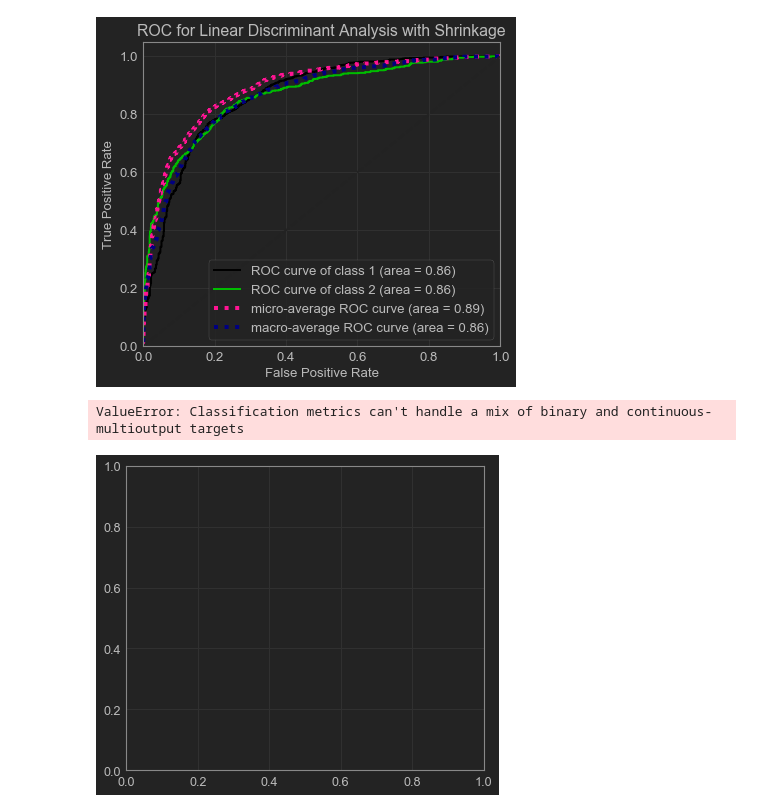
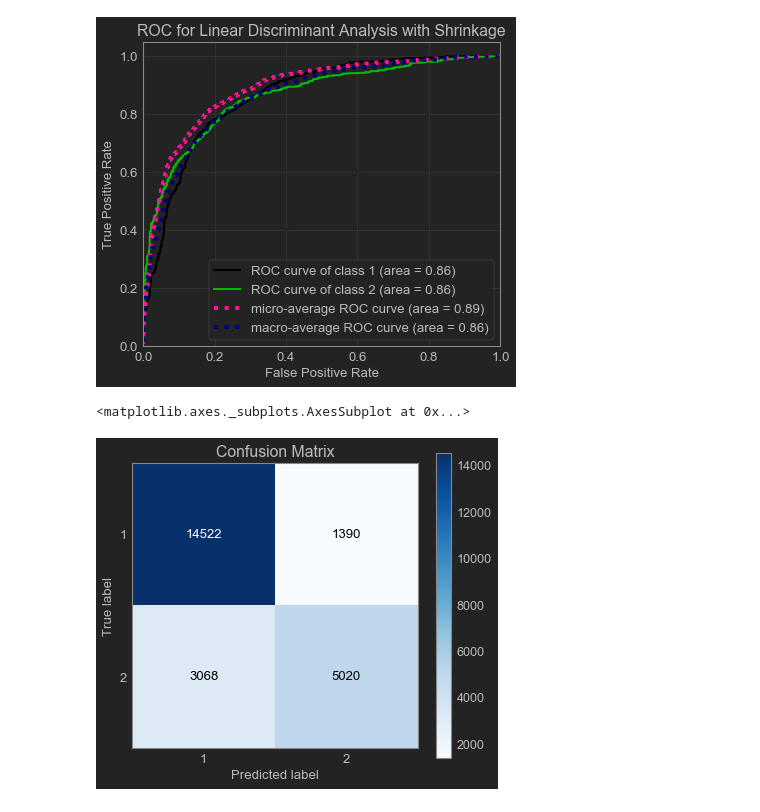
Before and after one commit to TheChanRProject/MLNS_BCI_Project, a Jupyter notebook: nb/BCI_LDA.ipynb, the cells around one changed output. Drawn from its saved outputs; the diff is of its cells as text; code cells hidden in the pictures.

```diff
--- a/nb/BCI_LDA.ipynb
+++ b/nb/BCI_LDA.ipynb
@@ -73,7 +73,7 @@ plot_roc(Ytest, test_pred_prob, title="ROC for Linear Discriminant Analysis with
 <matplotlib.axes._subplots.AxesSubplot at 0x...>
 [figure]
 # %%
-plot_confusion_matrix(Ytest, test_pred_prob)
+plot_confusion_matrix(Ytest, test_pred)
 # %% [output]
-ValueError: Classification metrics can't handle a mix of binary and continuous-multioutput targets
+<matplotlib.axes._subplots.AxesSubplot at 0x...>
-[figure, old version]
+[figure, new version]
```
